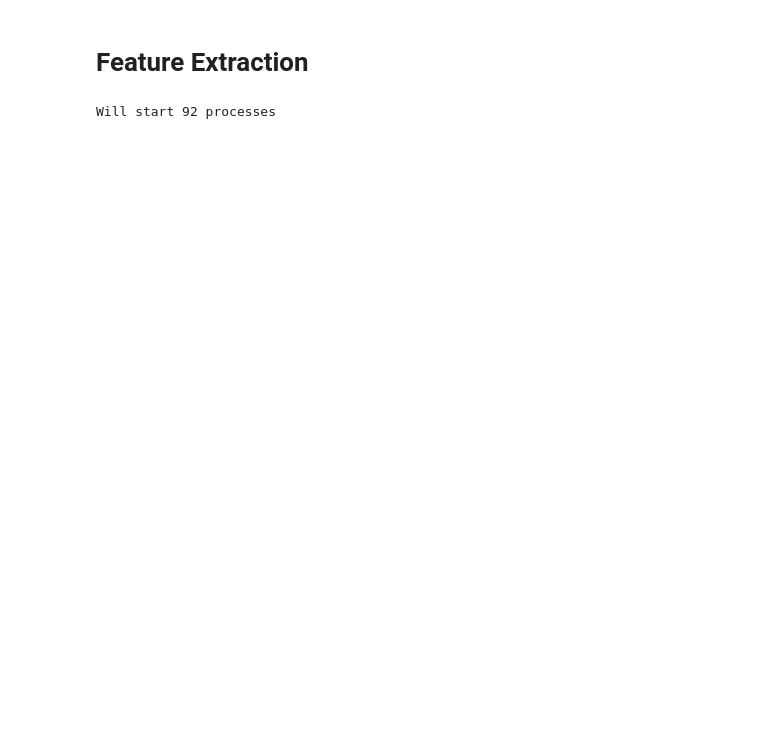
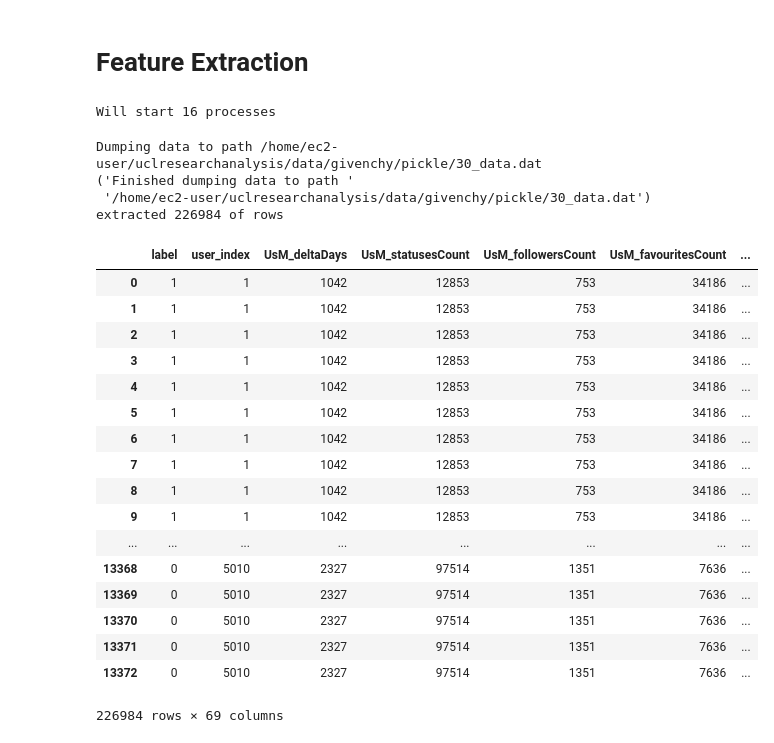
Before and after one commit to lzhou1110/uclresearchanalysis, a Jupyter notebook: notebook/feature_extraction_multi_process.ipynb, the cells around one changed output. Saved outputs shown, nothing was run; the diff lists cells and outputs as text; code cells hidden in the pictures; blank space fills up the shorter version.

Commit message:
implemented multiprocessing/multithreading for most processes, refactor

```diff
--- a/notebook/feature_extraction_multi_process.ipynb
+++ b/notebook/feature_extraction_multi_process.ipynb
@@ -128,6 +128,7 @@ Wall time: 1min 33s
 def process_data(interval, start_index, end_index):
     features = {
         'label': [],
+        'user_index': [],
         # UsM: User metadata
         'UsM_deltaDays': [],
         'UsM_statusesCount': [],
@@ -233,6 +234,7 @@ def process_data(interval, start_index, end_index):
 
                     #Extraction
                     features['label'].append(int(current_time >= user_row['time_lapsed']))
+                    features['user_index'].append(index)
                     # UsM: User metadata
                     features['UsM_deltaDays'].append(user_row['user_created_days'])
                     features['UsM_statusesCount'].append(user_row['user_statuses_count'])
@@ -304,27 +306,48 @@ def process_data(interval, start_index, end_index):
                     features['Stat_average_normalizedUserFriendsCount'].append(sources_dataframe.normalized_user_friends_count.mean())
                     features['Stat_max_kOut'].append(max(degreeList))
                     features['Stat_min_kOut'].append(min(degreeList))
-
                 processed_dataframe = pd.DataFrame(features)
             pbar.update(1)
     return processed_dataframe
 # %%
-number_of_processes = multiprocessing.cpu_count()-4
+number_of_processes = multiprocessing.cpu_count()
 print('Will start {} processes'.format(number_of_processes))
 for interval in intervals:
     with Pool(number_of_processes) as pool:
         parameters = []
         number_of_users = len(unique_users.index)
         task_size = math.ceil(number_of_users/number_of_processes)
         for i in range(number_of_processes):
             start_index = i * task_size
             end_index = min((i + 1) * task_size, number_of_users)
             parameters.append((interval, start_index, end_index))
         dataframe_results = pool.starmap(process_data, parameters)
     result = pd.DataFrame()
     result = result.append(dataframe_results)
     config.dump_ml_data(result, interval)
     print('extracted {} of rows'.format(len(result.index)))
     display(result)
 # %% [output]
-Will start 92 processes
+Will start 16 processes
+Dumping data to path /home/ec2-user/uclresearchanalysis/data/givenchy/pickle/30_data.dat
+('Finished dumping data to path '
+ '/home/ec2-user/uclresearchanalysis/data/givenchy/pickle/30_data.dat')
+extracted 226984 of rows
+|  | label | user_index | UsM_deltaDays | UsM_statusesCount | UsM_followersCount | UsM_favouritesCount | ... |
+| 0 | 1 | 1 | 1042 | 12853 | 753 | 34186 | ... |
+| 1 | 1 | 1 | 1042 | 12853 | 753 | 34186 | ... |
+| 2 | 1 | 1 | 1042 | 12853 | 753 | 34186 | ... |
+| 3 | 1 | 1 | 1042 | 12853 | 753 | 34186 | ... |
+| 4 | 1 | 1 | 1042 | 12853 | 753 | 34186 | ... |
+| 5 | 1 | 1 | 1042 | 12853 | 753 | 34186 | ... |
+| 6 | 1 | 1 | 1042 | 12853 | 753 | 34186 | ... |
+| 7 | 1 | 1 | 1042 | 12853 | 753 | 34186 | ... |
+| 8 | 1 | 1 | 1042 | 12853 | 753 | 34186 | ... |
+| 9 | 1 | 1 | 1042 | 12853 | 753 | 34186 | ... |
+| ... | ... | ... | ... | ... | ... | ... | ... |
+| 13368 | 0 | 5010 | 2327 | 97514 | 1351 | 7636 | ... |
+| 13369 | 0 | 5010 | 2327 | 97514 | 1351 | 7636 | ... |
+| 13370 | 0 | 5010 | 2327 | 97514 | 1351 | 7636 | ... |
+| 13371 | 0 | 5010 | 2327 | 97514 | 1351 | 7636 | ... |
+| 13372 | 0 | 5010 | 2327 | 97514 | 1351 | 7636 | ... |
+226984 rows × 69 columns
```
Also changed, not shown: parts of 11 cells of this notebook, 35 other files.
